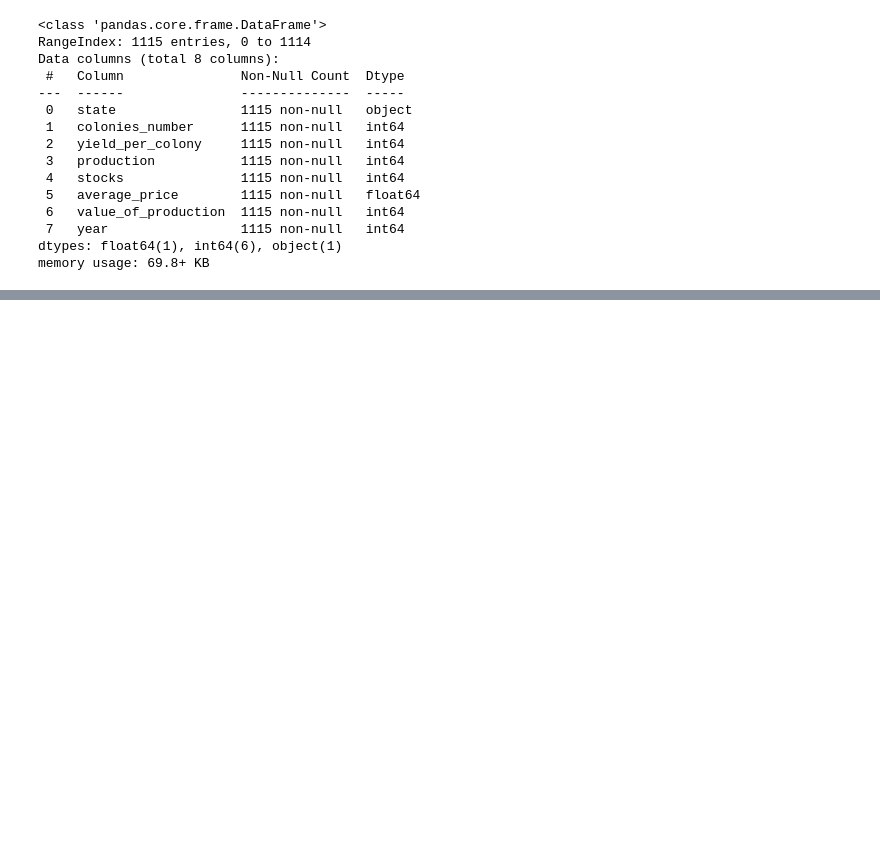
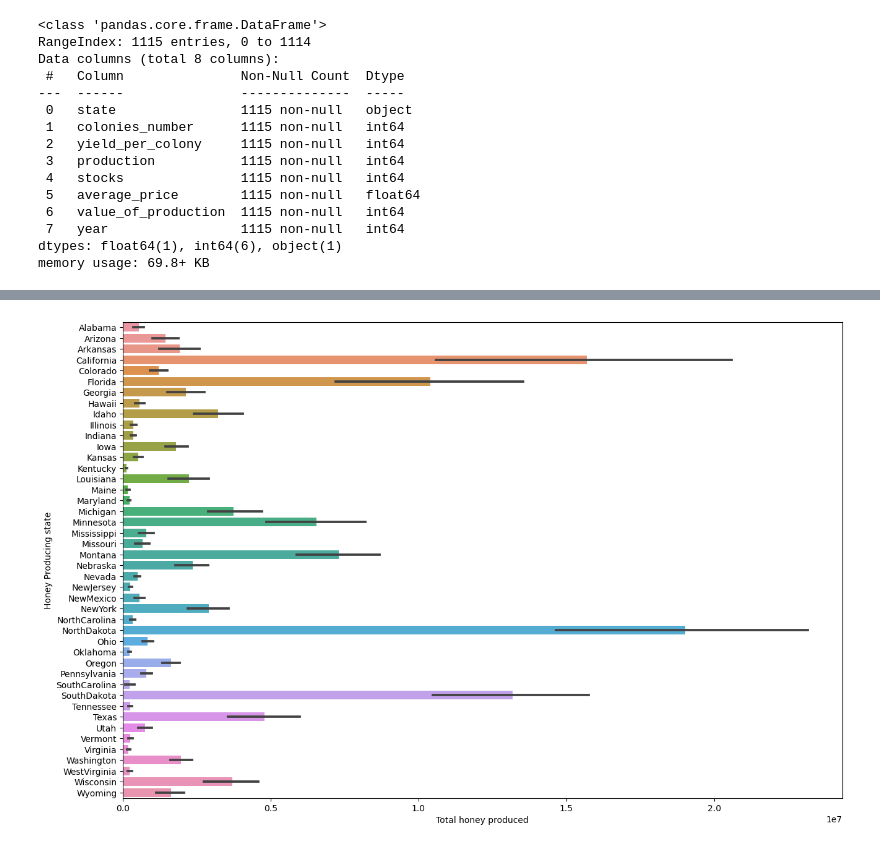
Before and after one commit to AryadipMridha/US-Honey-Production_Visualisation, a Jupyter notebook: US-Honey-DataVisualization.ipynb, the cells around one changed output, grey strips where cells are left out. Saved outputs shown, nothing was run; the diff lists cells and outputs as text; code cells hidden in the pictures; blank space fills up the shorter version.

```diff
--- a/US-Honey-DataVisualization.ipynb
+++ b/US-Honey-DataVisualization.ipynb
@@ -79,0 +152,9 @@ memory usage: 69.8+ KB
+# %%
+#plotting production of honey vs producing state
+plt.figure(figsize=(15,10))
+sns.barplot(x=df["production"],y=df["state"])
+plt.xlabel("Total honey produced")
+plt.ylabel("Honey Producing state")
+plt.show()
+# %% [output]
+[figure, added]
```
Also changed, not shown: parts of 7 cells of this notebook.
